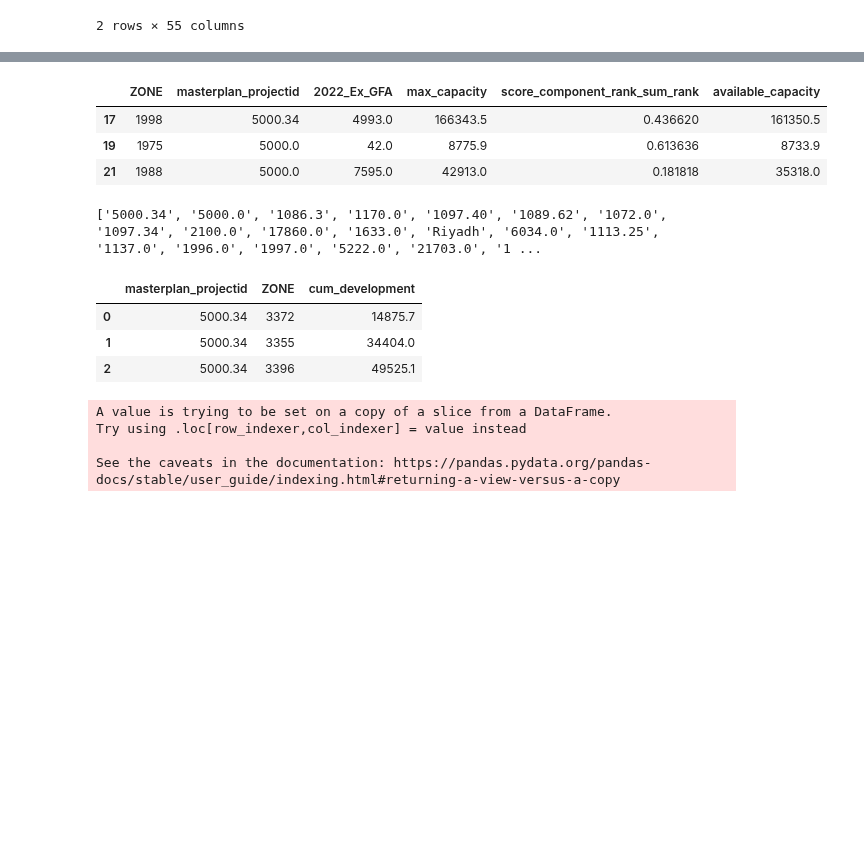
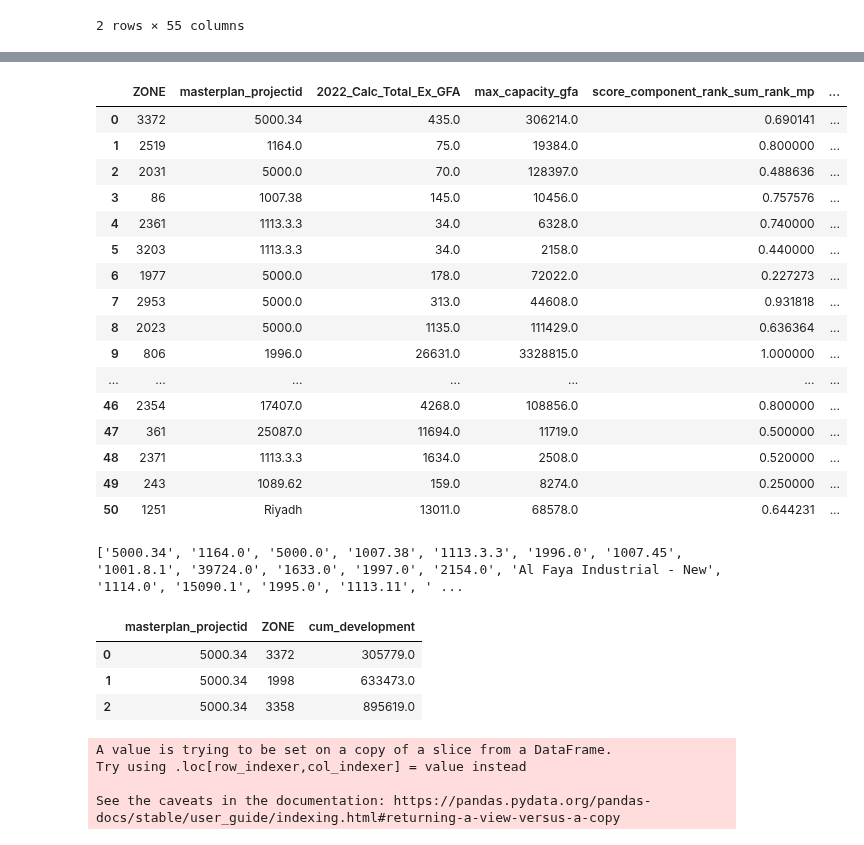
Before and after one commit to BuroHappoldLegacySoup/PlanCapitalLandModel, a Jupyter notebook: MP to TAZ Pipeline.ipynb, the cells around one changed output, grey strips where cells are left out. Drawn from its saved outputs; the diff is of its cells as text; code cells hidden in the pictures; blank space fills up the shorter version.

```diff
--- a/MP to TAZ Pipeline.ipynb
+++ b/MP to TAZ Pipeline.ipynb
@@ -20,3 +20,13 @@ phased_development.head(2)
 |  | ProjectID | land_use | year | percent_development_pa | status | development_pa |
 | 0 | Riyadh | Residential - Villas Emiratis (Un... | 2024 | 1.0 | Under Construction | 0.0 |
 | 1 | 2100.0 | Residential - Villas Emiratis (Un... | 2024 | 1.0 | Under Construction | 944300.0 |
+# %%
+# Bringing in information about whether TAZs will include demolition of existing floorspace
+
+demolition_input = pd.read_csv('test_mp_data.csv')
+
+# Trimming the dataframe down to masterplan ids and the column indication whether existing floorspace will be demolished or not
+
+demolition_input = demolition_input[['ProjectID','Demolition or No Demolition']]
+demolition_input = demolition_input.rename({'ProjectID':'masterplan_projectid'},axis = 1)
+demolition_input.head(2)
@@ -55,7 +69,7 @@ mp_taz_crosswalk.head(2)
 # %%
 # Increasing the development capacity limits by a multiplier for prototyping purposes
 zone_taz_delta['landmodel_limit_gfa_per_ha']  = zone_taz_delta['landmodel_limit_gfa_per_ha']
-zone_taz_delta['max_capacity'] = zone_taz_delta['landmodel_limit_gfa_per_ha'] * zone_taz_delta['AREA']
+zone_taz_delta['max_capacity_gfa'] =  zone_taz_delta['AREA'] * 100000#zone_taz_delta['landmodel_limit_gfa_per_ha']
 zone_taz_delta.head(2)
 # %% [output]
 |  | Z | ZONE | EPA | UPC_PRECIN | PRECINCT_N | ST_DIST_ID | ST_DIST_EN | UDM_DIST_I | UDM_DIST_E | ... |
@@ -94,8 +109,10 @@ densities = densities.sort_values(by = ['landmodel_limit_gfa_per_ha']).dropna()
 # %%
 # Creating a dataframe that identifies available capacity for development in each TA|
 
-taz_available_capacity = zone_taz_delta[['ZONE','masterplan_projectid','2022_Ex_GFA','max_capacity','score_component_rank_sum_rank']]
+taz_available_capacity = zone_taz_delta[['ZONE','masterplan_projectid','2022_Calc_Total_Ex_GFA','max_capacity_gfa','score_component_rank_sum_rank_mp']]
 taz_available_capacity = taz_available_capacity[~taz_available_capacity['masterplan_projectid'].isna()]
-taz_available_capacity['available_capacity'] = taz_available_capacity['max_capacity'] - taz_available_capacity['2022_Ex_GFA']
-taz_available_capacity.head(2)
+taz_available_capacity = taz_available_capacity.merge(demolition_input,how = 'left', on = 'masterplan_projectid')
+taz_available_capacity['2022_Calc_Total_Ex_GFA'] = taz_available_capacity.apply(lambda row: 0 if row['Demolition or No Demolition'] == 'Yes' else row['2022_Calc_Total_Ex_GFA'],axis =1)
+taz_available_capacity['available_capacity'] = taz_available_capacity['max_capacity_gfa'] - taz_available_capacity['2022_Calc_Total_Ex_GFA']
+taz_available_capacity.head(50)
 # %% [output]
@@ -105,14 +136,27 @@ taz_available_capacity.head(2)
 # %%
 # Removing TAZs where there is no available capacity
 
 taz_available_capacity['available_capacity'] = taz_available_capacity['available_capacity'].apply(lambda x: 0 if pd.isna(x) or x < 0 else x)
 taz_available_capacity = taz_available_capacity[taz_available_capacity['available_capacity'] > 0]
-taz_available_capacity.head(3)
+taz_available_capacity.head(50)
 # %% [output]
-|  | ZONE | masterplan_projectid | 2022_Ex_GFA | max_capacity | score_component_rank_sum_rank | available_capacity |
-| 17 | 1998 | 5000.34 | 4993.0 | 166343.5 | 0.436620 | 161350.5 |
-| 19 | 1975 | 5000.0 | 42.0 | 8775.9 | 0.613636 | 8733.9 |
-| 21 | 1988 | 5000.0 | 7595.0 | 42913.0 | 0.181818 | 35318.0 |
+|  | ZONE | masterplan_projectid | 2022_Calc_Total_Ex_GFA | max_capacity_gfa | score_component_rank_sum_rank_mp | ... |
+| 0 | 3372 | 5000.34 | 435.0 | 306214.0 | 0.690141 | ... |
+| 1 | 2519 | 1164.0 | 75.0 | 19384.0 | 0.800000 | ... |
+| 2 | 2031 | 5000.0 | 70.0 | 128397.0 | 0.488636 | ... |
+| 3 | 86 | 1007.38 | 145.0 | 10456.0 | 0.757576 | ... |
+| 4 | 2361 | 1113.3.3 | 34.0 | 6328.0 | 0.740000 | ... |
+| 5 | 3203 | 1113.3.3 | 34.0 | 2158.0 | 0.440000 | ... |
+| 6 | 1977 | 5000.0 | 178.0 | 72022.0 | 0.227273 | ... |
+| 7 | 2953 | 5000.0 | 313.0 | 44608.0 | 0.931818 | ... |
+| 8 | 2023 | 5000.0 | 1135.0 | 111429.0 | 0.636364 | ... |
+| 9 | 806 | 1996.0 | 26631.0 | 3328815.0 | 1.000000 | ... |
+| ... | ... | ... | ... | ... | ... | ... |
+| 46 | 2354 | 17407.0 | 4268.0 | 108856.0 | 0.800000 | ... |
+| 47 | 361 | 25087.0 | 11694.0 | 11719.0 | 0.500000 | ... |
+| 48 | 2371 | 1113.3.3 | 1634.0 | 2508.0 | 0.520000 | ... |
+| 49 | 243 | 1089.62 | 159.0 | 8274.0 | 0.250000 | ... |
+| 50 | 1251 | Riyadh | 13011.0 | 68578.0 | 0.644231 | ... |
 # %%
 # Picking out masterplan ids from those with available capacity
 
@@ -120,7 +164,7 @@ mp_available_capacity_list = taz_available_capacity[['masterplan_projectid']].dr
 mp_available_capacity_list = mp_available_capacity_list['masterplan_projectid'].tolist()
 print(mp_available_capacity_list)
 # %% [output]
-['5000.34', '5000.0', '1086.3', '1170.0', '1097.40', '1089.62', '1072.0', '1097.34', '2100.0', '17860.0', '1633.0', 'Riyadh', '6034.0', '1113.25', '1137.0', '1996.0', '1997.0', '5222.0', '21703.0', '1 ...
+['5000.34', '1164.0', '5000.0', '1007.38', '1113.3.3', '1996.0', '1007.45', '1001.8.1', '39724.0', '1633.0', '1997.0', '2154.0', 'Al Faya Industrial - New', '1114.0', '15090.1', '1995.0', '1113.11', ' ...
 # %%
 # Creating function for creating dataframes with the cumulative capacity across TAZs in an MP and then ordering them based on the TAZ's scores
 
@@ -130,7 +174,7 @@ def cumulative_capacity_function(mp_list):
 
     for mp in mp_list:
 
-        df = taz_available_capacity[taz_available_capacity['masterplan_projectid'] == mp].sort_values(by=['score_component_rank_sum_rank'],ascending = False).reset_index(drop = True)
+        df = taz_available_capacity[taz_available_capacity['masterplan_projectid'] == mp].sort_values(by=['score_component_rank_sum_rank_mp'],ascending = False).reset_index(drop = True)
         df['cum_development'] = df['available_capacity'].cumsum()
         df = df[['masterplan_projectid','ZONE','cum_development']].reset_index(drop =True)
         df_list.append(df)
@@ -145,9 +189,9 @@ taz_cumulative_capacity = cumulative_capacity_function(mp_available_capacity_lis
 taz_cumulative_capacity.head(3)
 # %% [output]
 |  | masterplan_projectid | ZONE | cum_development |
-| 0 | 5000.34 | 3372 | 14875.7 |
-| 1 | 5000.34 | 3355 | 34404.0 |
-| 2 | 5000.34 | 3396 | 49525.1 |
+| 0 | 5000.34 | 3372 | 305779.0 |
+| 1 | 5000.34 | 1998 | 633473.0 |
+| 2 | 5000.34 | 3358 | 895619.0 |
 # %%
 # Creating a dataframe that contains cumulative development by masterplan per year
 
```
Also changed, not shown: parts of 9 cells of this notebook, 1 other file.
